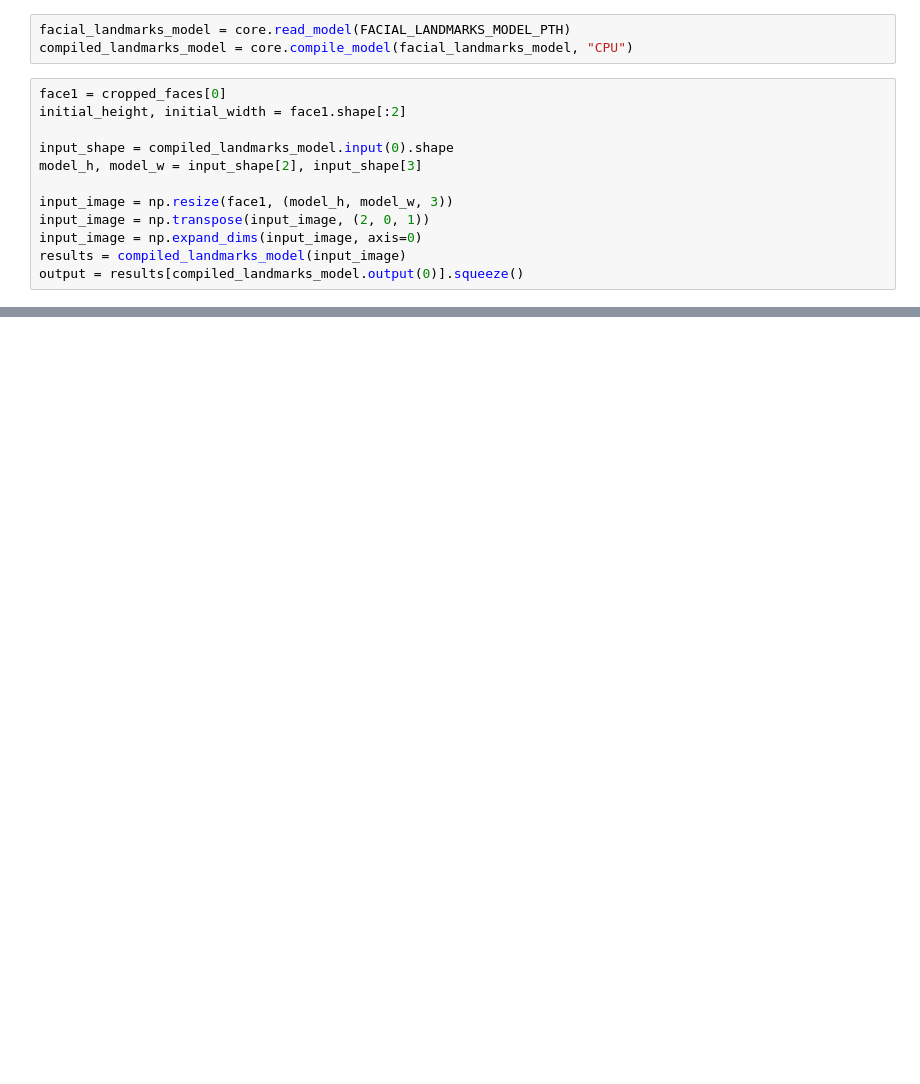
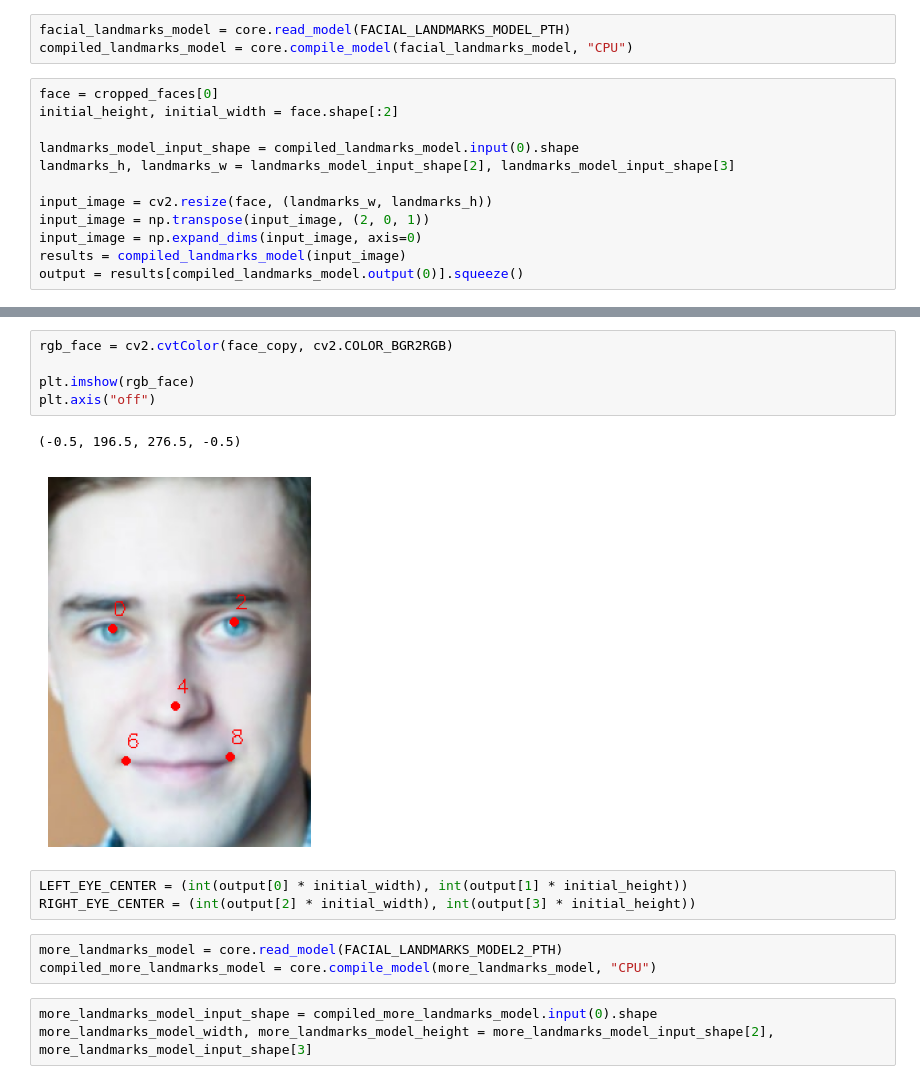
Before and after one commit to moevm/mse1h2026-proc-gaze, a Jupyter notebook: tracking/research/main.ipynb, the cells around one changed output, grey strips where cells are left out. Cells and saved outputs as stored; diff of their text form; blank space fills up the shorter version.

```diff
--- a/tracking/research/main.ipynb
+++ b/tracking/research/main.ipynb
@@ -70,13 +80,13 @@ True
 facial_landmarks_model = core.read_model(FACIAL_LANDMARKS_MODEL_PTH)
 compiled_landmarks_model = core.compile_model(facial_landmarks_model, "CPU")
 # %%
-face1 = cropped_faces[0]
-initial_height, initial_width = face1.shape[:2]
+face = cropped_faces[0]
+initial_height, initial_width = face.shape[:2]
 
-input_shape = compiled_landmarks_model.input(0).shape
-model_h, model_w = input_shape[2], input_shape[3]
+landmarks_model_input_shape = compiled_landmarks_model.input(0).shape
+landmarks_h, landmarks_w = landmarks_model_input_shape[2], landmarks_model_input_shape[3]
 
-input_image = np.resize(face1, (model_h, model_w, 3))
+input_image = cv2.resize(face, (landmarks_w, landmarks_h))
 input_image = np.transpose(input_image, (2, 0, 1))
 input_image = np.expand_dims(input_image, axis=0)
 results = compiled_landmarks_model(input_image)
@@ -99,0 +103,17 @@ True
+# %%
+rgb_face = cv2.cvtColor(face_copy, cv2.COLOR_BGR2RGB)
+
+plt.imshow(rgb_face)
+plt.axis("off")
+# %% [output]
+(-0.5, 196.5, 276.5, -0.5)
+[figure, added]
+# %%
+LEFT_EYE_CENTER = (int(output[0] * initial_width), int(output[1] * initial_height))
+RIGHT_EYE_CENTER = (int(output[2] * initial_width), int(output[3] * initial_height))
+# %%
+more_landmarks_model = core.read_model(FACIAL_LANDMARKS_MODEL2_PTH)
+compiled_more_landmarks_model = core.compile_model(more_landmarks_model, "CPU")
+# %%
+more_landmarks_model_input_shape = compiled_more_landmarks_model.input(0).shape
+more_landmarks_model_width, more_landmarks_model_height = more_landmarks_model_input_shape[2], more_landmarks_model_input_shape[3]
```
Also changed, not shown: parts of 15 cells of this notebook.
